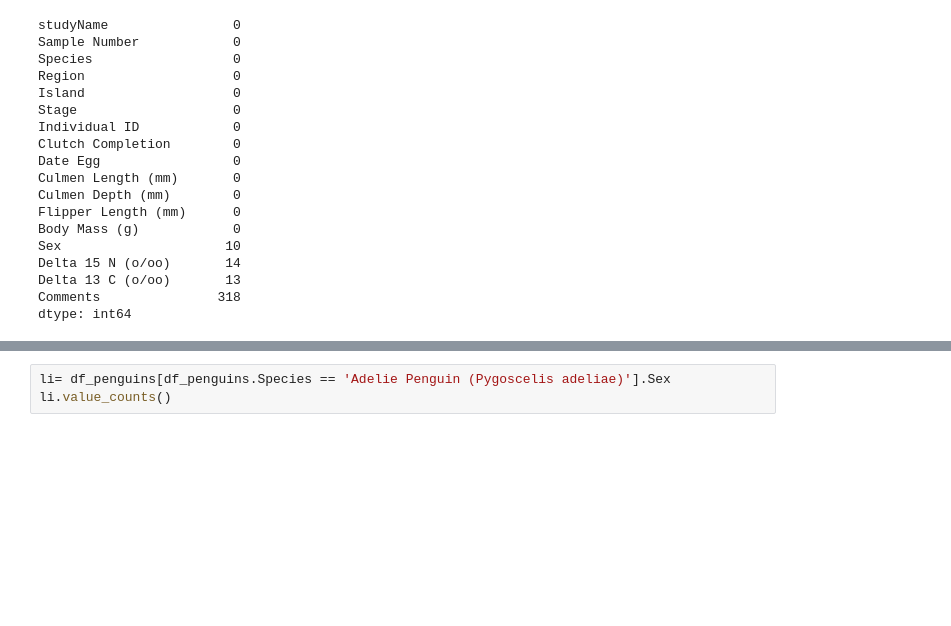
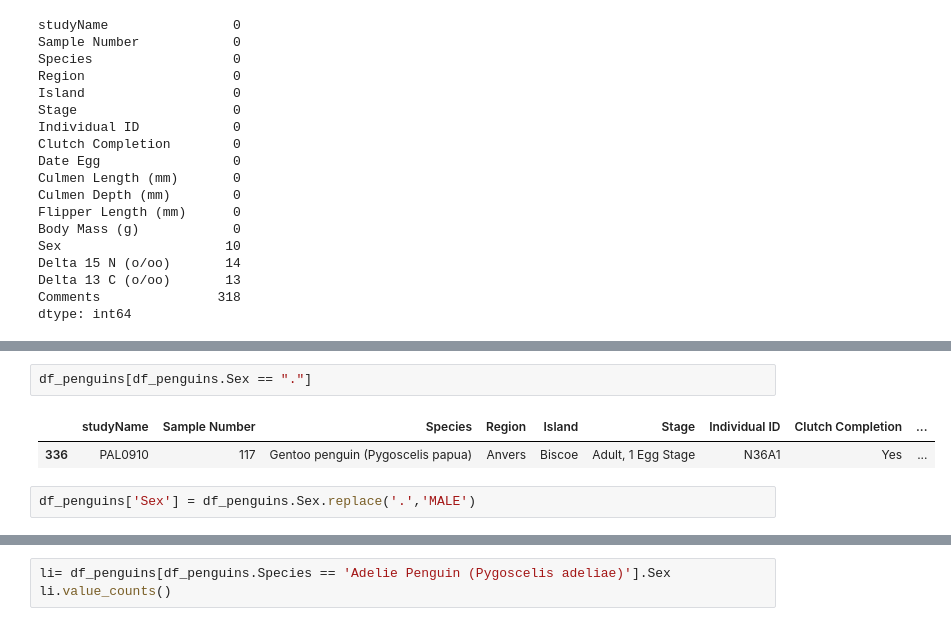
Before and after one commit to rawanalqarni/Palmer_penguins_EDA, a Jupyter notebook: penguins.ipynb, the cells around one changed output, grey strips where cells are left out. Drawn from its saved outputs; the diff is of its cells as text; blank space fills up the shorter version.

```diff
--- a/penguins.ipynb
+++ b/penguins.ipynb
@@ -177,3 +190,10 @@ df_penguins.groupby(['Species', 'Sex']).agg({'Culmen Length (mm)':'mean', 'Flipp
+# %%
+df_penguins[df_penguins.Sex == "."]
+# %% [output]
+|  | studyName | Sample Number | Species | Region | Island | Stage | Individual ID | Clutch Completion | ... |
+| 336 | PAL0910 | 117 | Gentoo penguin (Pygoscelis papua) | Anvers | Biscoe | Adult, 1 Egg Stage | N36A1 | Yes | ... |
+# %%
+df_penguins['Sex'] = df_penguins.Sex.replace('.','MALE')
 # %%
 # How many Female and Male penguins?
 df_penguins.Sex.value_counts()
```
Also changed, not shown: parts of 18 cells of this notebook.
